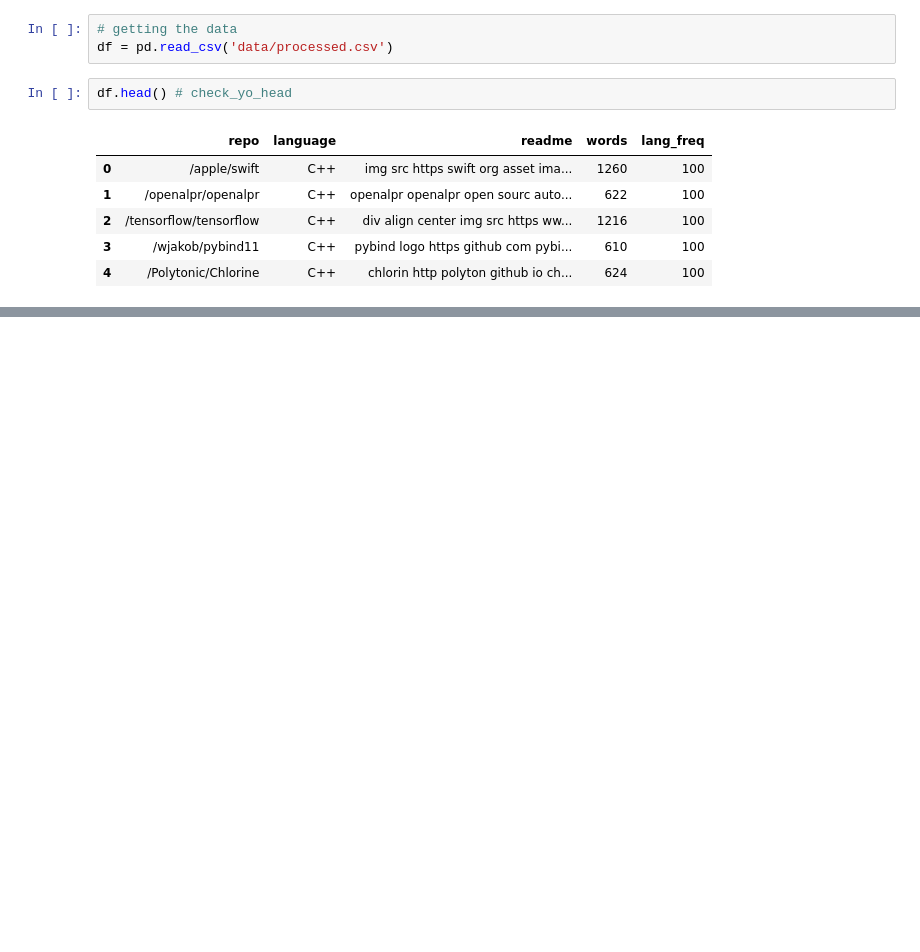
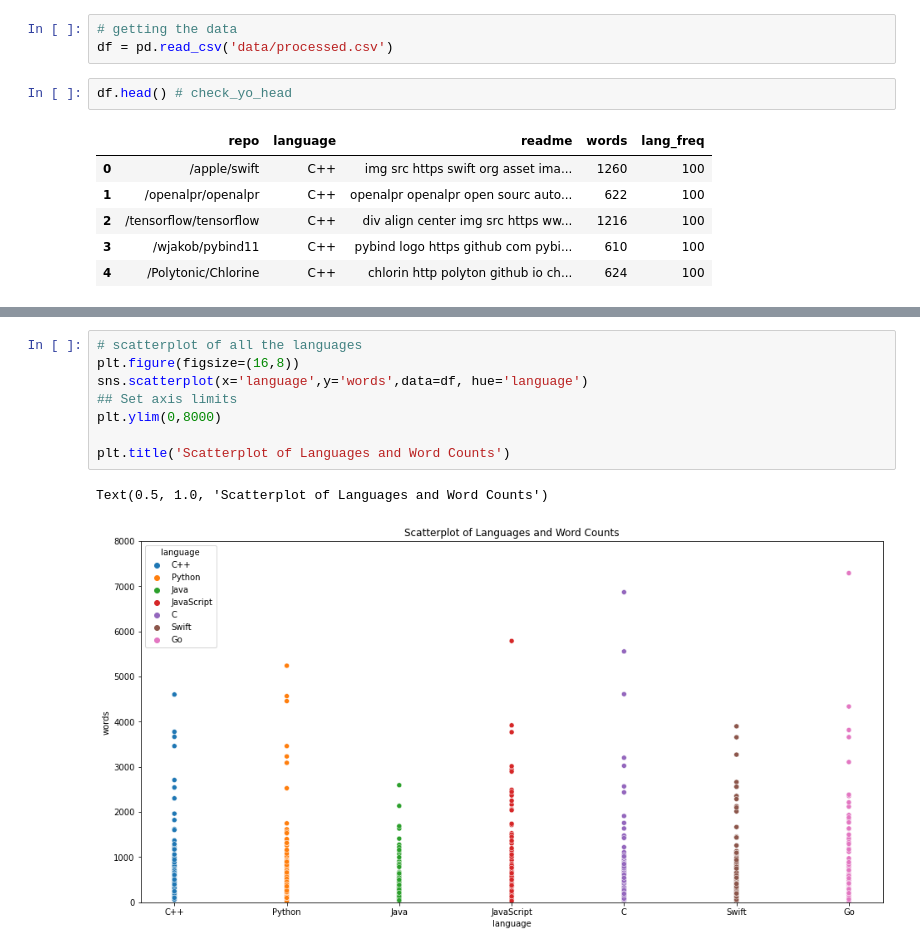
Before and after one commit to CANDLES-NLP/readme-nlp-classification, a Jupyter notebook: James' Notebook.ipynb, the cells around one changed output, grey strips where cells are left out. Saved outputs shown, nothing was run; the diff lists cells and outputs as text; blank space fills up the shorter version.

```diff
--- a/James' Notebook.ipynb
+++ b/James' Notebook.ipynb
@@ -174,0 +198,11 @@ plt.axis("off")
+# %%
+# scatterplot of all the languages
+plt.figure(figsize=(16,8))
+sns.scatterplot(x='language',y='words',data=df, hue='language')
+## Set axis limits
+plt.ylim(0,8000)
+
+plt.title('Scatterplot of Languages and Word Counts')
+# %% [output]
+Text(0.5, 1.0, 'Scatterplot of Languages and Word Counts')
+[figure, added]
```
Also changed, not shown: parts of 19 cells of this notebook.
